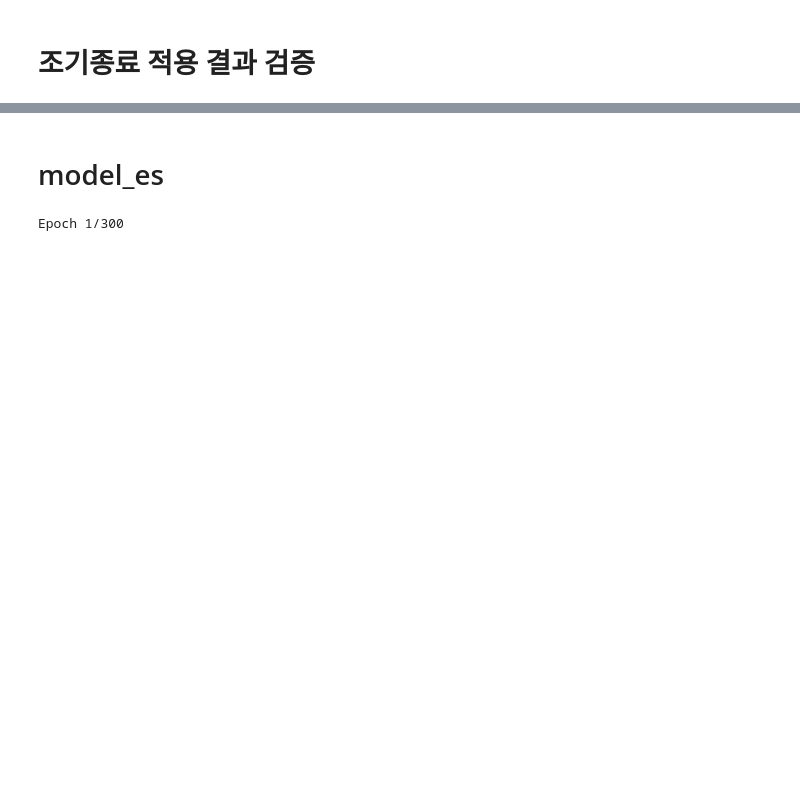
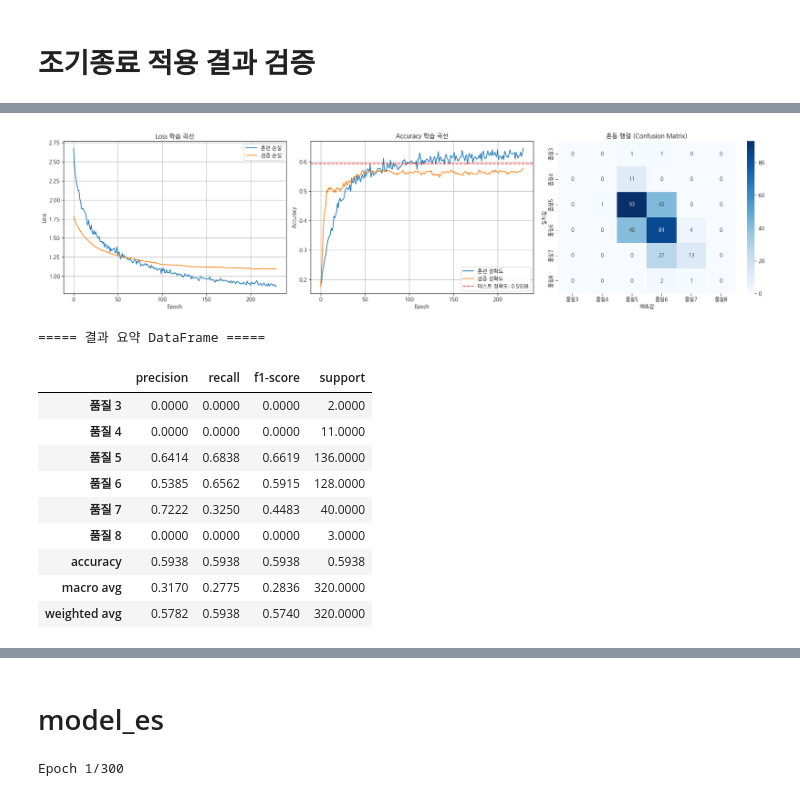
Before and after one commit to blackhole-24/ubuntu, a Jupyter notebook: 1_dnn.ipynb, the cells around one changed output, grey strips where cells are left out. Drawn from its saved outputs; the diff is of its cells as text; code cells hidden in the pictures; blank space fills up the shorter version.

```diff
--- a/1_dnn.ipynb
+++ b/1_dnn.ipynb
@@ -571,2 +630,70 @@ plt.show()
 # %% [markdown]
 # 조기종료 적용 결과 검증
+# %%
+import numpy as np
+import matplotlib.pyplot as plt
+import pandas as pd
+from sklearn.metrics import classification_report, confusion_matrix
+import seaborn as sns
+
+plt.rcParams['font.family'] = 'NanumGothic'
+plt.rcParams['axes.unicode_minus'] = False
+
+# ── 1. 테스트 데이터 평가 ──
+loss, acc = model.evaluate(X_test_scaled_ary, y_test_ohe, verbose=0)
+print(f"테스트 Loss    : {loss:.4f}")
+print(f"테스트 Accuracy: {acc:.4f} ({acc*100:.2f}%)")
+
+# ── 2. 예측값 생성 ──
+y_pred_prob = model.predict(X_test_scaled_ary)   # 확률값 (None, 6)
+y_pred      = np.argmax(y_pred_prob, axis=1)      # 예측 클래스
+y_true      = np.argmax(y_test_ohe,  axis=1)      # 실제 클래스
+
+# ── 3. Classification Report ──
+print("\n===== Classification Report =====")
+print(classification_report(y_true, y_pred,
+      target_names=[f'품질 {i+3}' for i in range(6)]))
+
+# ── 4. 시각화 (3개 그래프) ──
+fig, axes = plt.subplots(1, 3, figsize=(20, 5))
+
+# 그래프 1: Loss 곡선
+axes[0].plot(history.history['loss'],     label='훈련 손실')
+axes[0].plot(history.history['val_loss'], label='검증 손실')
+axes[0].set_title('Loss 학습 곡선')
+axes[0].set_xlabel('Epoch')
+axes[0].set_ylabel('Loss')
+axes[0].legend()
+axes[0].grid(True)
+
+# 그래프 2: Accuracy 곡선
+axes[1].plot(history.history['accuracy'],     label='훈련 정확도')
+axes[1].plot(history.history['val_accuracy'], label='검증 정확도')
+axes[1].axhline(y=acc, color='red', linestyle='--', label=f'테스트 정확도: {acc:.4f}')
+axes[1].set_title('Accuracy 학습 곡선')
+axes[1].set_xlabel('Epoch')
+axes[1].set_ylabel('Accuracy')
+axes[1].legend()
+axes[1].grid(True)
+
+# 그래프 3: 혼동 행렬 (Confusion Matrix)
+cm = confusion_matrix(y_true, y_pred)
+sns.heatmap(cm, annot=True, fmt='d', cmap='Blues', ax=axes[2],
+            xticklabels=[f'품질{i+3}' for i in range(6)],
+            yticklabels=[f'품질{i+3}' for i in range(6)])
+axes[2].set_title('혼동 행렬 (Confusion Matrix)')
+axes[2].set_xlabel('예측값')
+axes[2].set_ylabel('실제값')
+
+plt.tight_layout()
+plt.show()
+
+# ── 5. 결과 요약 데이터프레임 ──
+report_dict = classification_report(y_true, y_pred,
+              target_names=[f'품질 {i+3}' for i in range(6)],
+              output_dict=True)
+
+df_report = pd.DataFrame(report_dict).T.round(4)
+print("\n===== 결과 요약 DataFrame =====")
+df_report
+# %% [output]
@@ -572,0 +717,12 @@ plt.show()
+[figure, added]
+===== 결과 요약 DataFrame =====
+|  | precision | recall | f1-score | support |
+| 품질 3 | 0.0000 | 0.0000 | 0.0000 | 2.0000 |
+| 품질 4 | 0.0000 | 0.0000 | 0.0000 | 11.0000 |
+| 품질 5 | 0.6414 | 0.6838 | 0.6619 | 136.0000 |
+| 품질 6 | 0.5385 | 0.6562 | 0.5915 | 128.0000 |
+| 품질 7 | 0.7222 | 0.3250 | 0.4483 | 40.0000 |
+| 품질 8 | 0.0000 | 0.0000 | 0.0000 | 3.0000 |
+| accuracy | 0.5938 | 0.5938 | 0.5938 | 0.5938 |
+| macro avg | 0.3170 | 0.2775 | 0.2836 | 320.0000 |
+| weighted avg | 0.5782 | 0.5938 | 0.5740 | 320.0000 |
```
Also changed, not shown: parts of 15 cells of this notebook, 1 other file.
